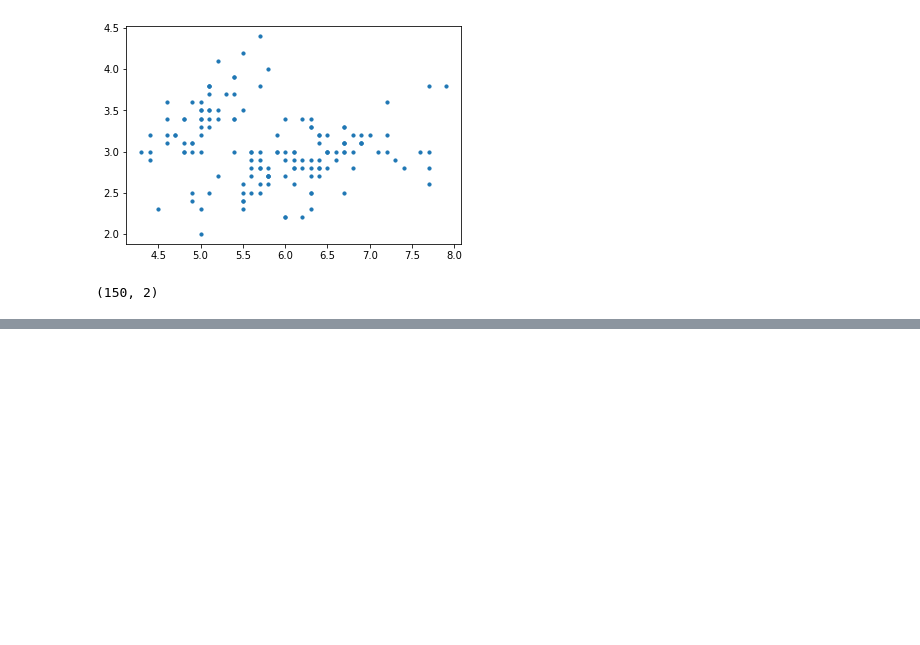
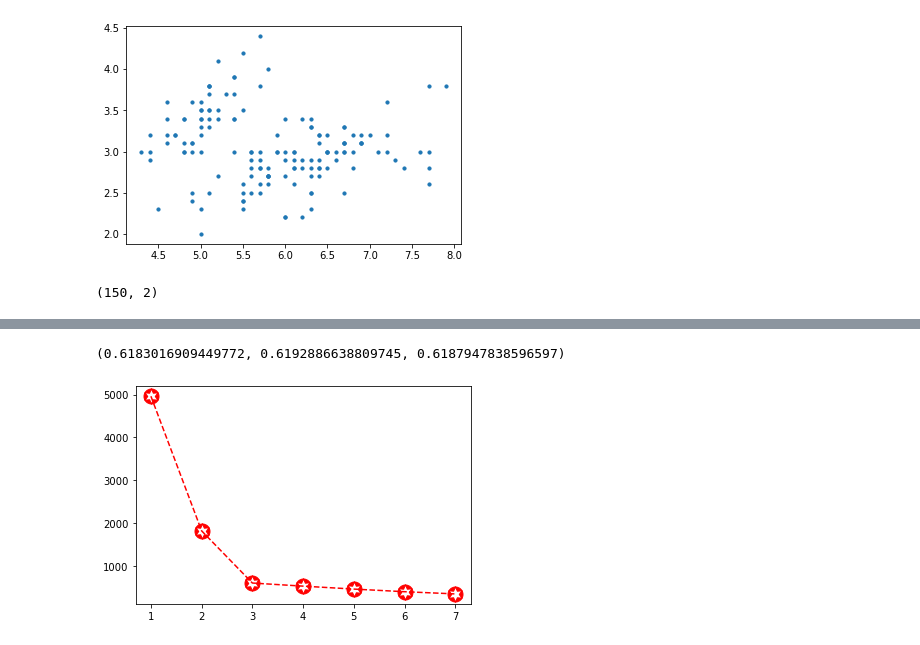
Before and after one commit to Gustavo-Sousa/kmeans_intro, a Jupyter notebook: Notebook_KMeans_Assignment.ipynb, the cells around one changed output, grey strips where cells are left out. Cells and saved outputs as stored; diff of their text form; code cells hidden in the pictures; blank space fills up the shorter version.

Commit message:
Cluster evalutation

```diff
--- a/Notebook_KMeans_Assignment.ipynb
+++ b/Notebook_KMeans_Assignment.ipynb
@@ -424,7 +431,12 @@ Implemete o método do cotovelo e mostre o melhor K para o conjunto de dados.
 # %%
 ks = np.arange(1,10)
 inertias = np.array([])
-for k in ks:
-    km = skc.KMeans(n_clusters=k)
-    km.fit(dataset)
-    inertias = np.append(inertias, km.inertia_)
+
+def cotovelo(ks, inertias, method=skc.KMeans):
+    for k in ks:
+        km = method(n_clusters=k)
+        km.fit(dataset)
+        inertias = np.append(inertias, km.inertia_)
+    return ks, inertias
+
+ks, inertias = cotovelo(ks, inertias)
@@ -437,17 +443,15 @@ array([4959.86802742, 1823.49241691,  608.60355083,  532.85263666,
 # %%
-import matplotlib.path as mpath
+def plott(ks, inertias):
+    star = mpath.Path.unit_regular_star(6)
+    circle = mpath.Path.unit_circle()
 
-star = mpath.Path.unit_regular_star(6)
-circle = mpath.Path.unit_circle()
+    verts = np.concatenate([circle.vertices, star.vertices[::-1, ...]])
+    codes = np.concatenate([circle.codes, star.codes])
+    cut_star = mpath.Path(verts, codes)
 
-verts = np.concatenate([circle.vertices, star.vertices[::-1, ...]])
-codes = np.concatenate([circle.codes, star.codes])
-cut_star = mpath.Path(verts, codes)
-
-
-plt.plot(ks, inertias, '--r', marker=cut_star, markersize=15)
-
-plt.show()
+    plt.plot(ks, inertias, '--r', marker=cut_star, markersize=15)
+    plt.show()
+plott(ks,inertias)
 # %% [output]
 [figure]
 # %% [markdown]
@@ -568,0 +527,13 @@ plt.show()
+# %%
+# métricas após normalização anterior
+
+metrics.homogeneity_completeness_v_measure(iris.target, KmIris.labels_)
+# %% [output]
+(0.6183016909449772, 0.6192886638809745, 0.6187947838596597)
+# %%
+# método do cotovelo após normalizar
+ks, inertias = cotovelo(np.arange(1,10), np.array([]), KMeans)
+# %%
+plott(ks,inertias)
+# %% [output]
+[figure, added]
```
Also changed, not shown: parts of 11 cells of this notebook.
